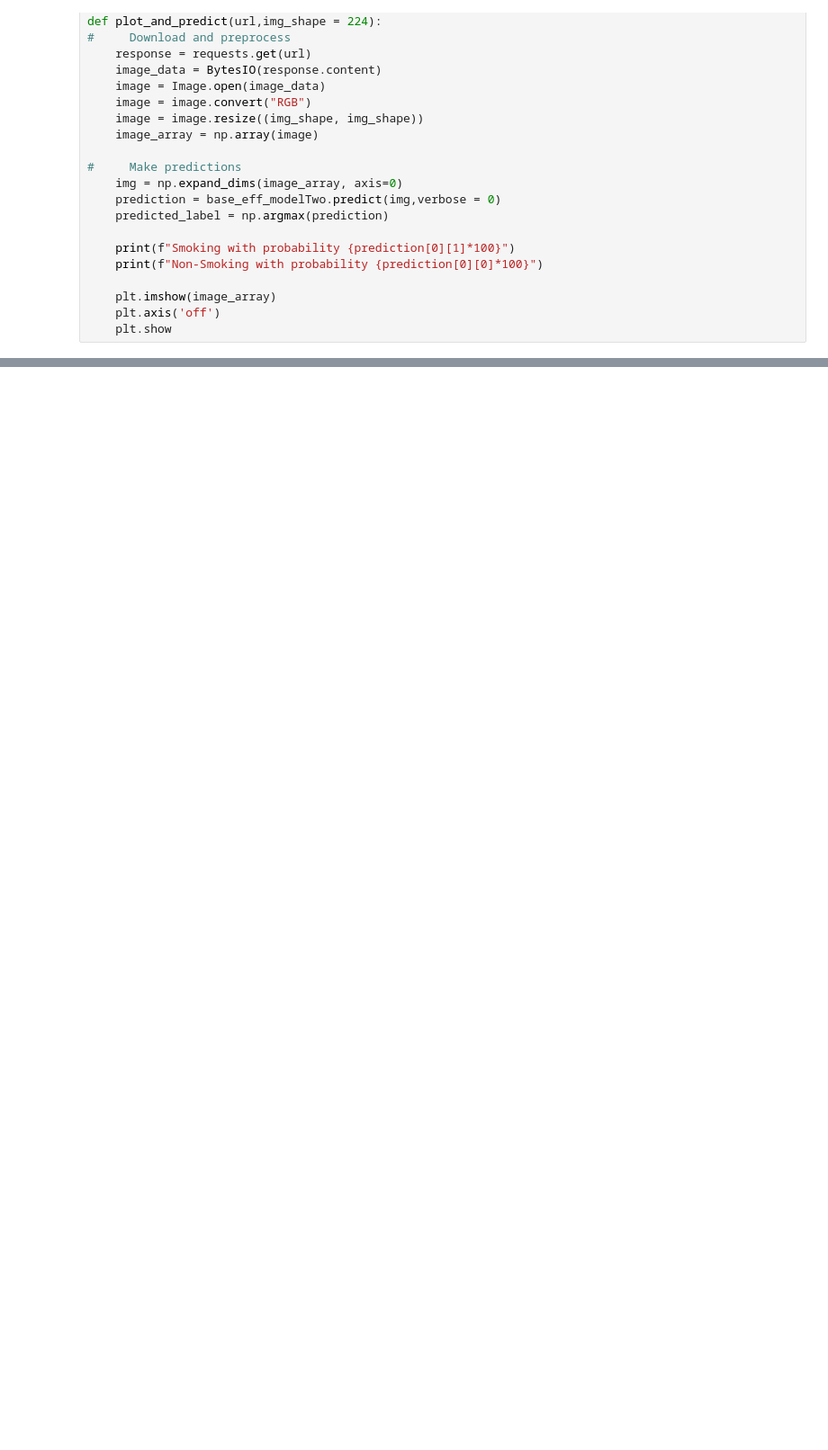
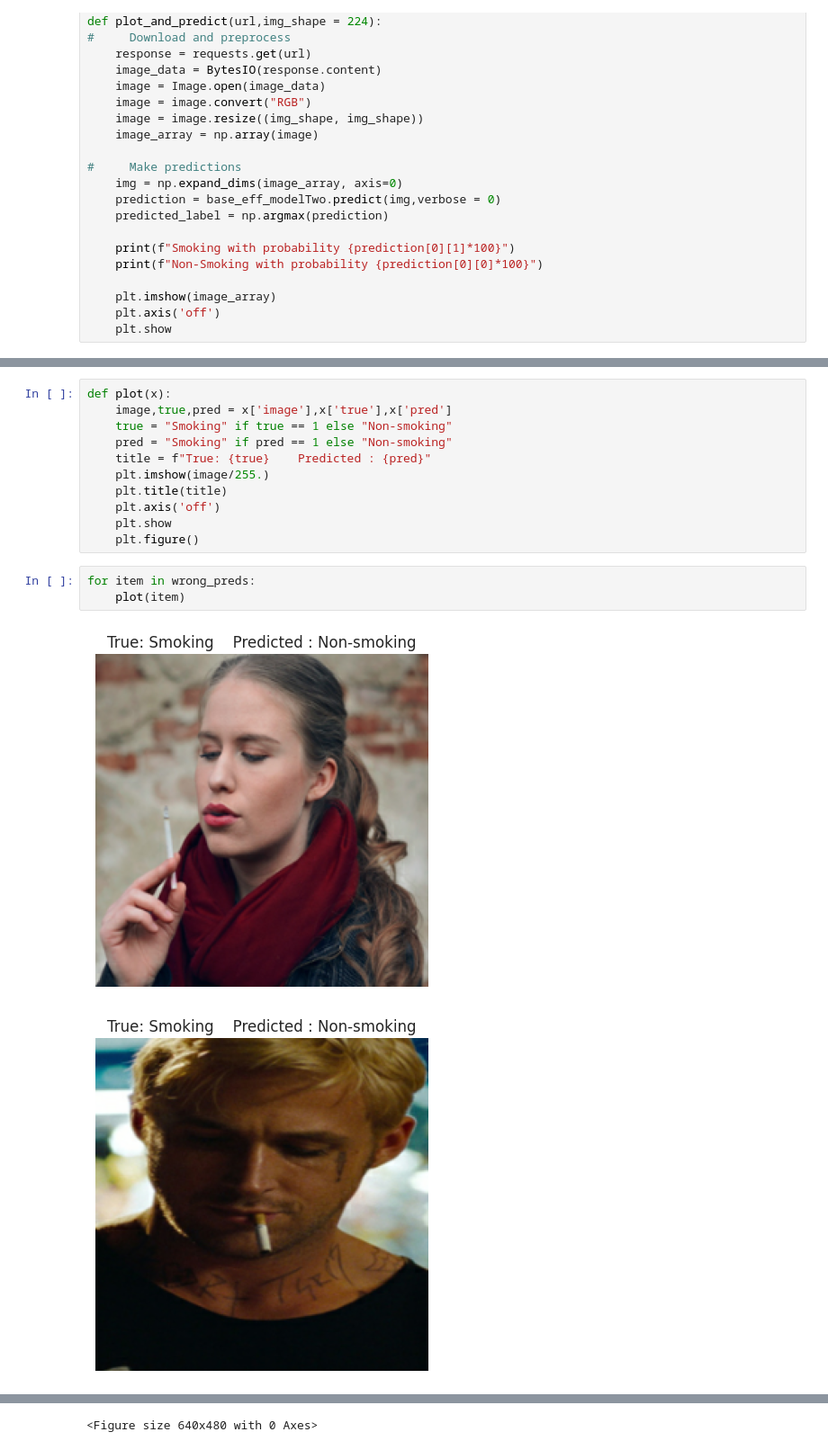
Before and after one commit to dibkb/tensorflow-udemy, a Jupyter notebook: dk-smoke-detection.ipynb, the cells around one changed output, grey strips where cells are left out. Shown at 90% size. Cells and saved outputs as stored; diff of their text form; blank space fills up the shorter version.

```diff
--- a/dk-smoke-detection.ipynb
+++ b/dk-smoke-detection.ipynb
@@ -577,0 +607,17 @@ Successfully installed packaging-23.2
+# %%
+def plot(x):
+    image,true,pred = x['image'],x['true'],x['pred']
+    true = "Smoking" if true == 1 else "Non-smoking"
+    pred = "Smoking" if pred == 1 else "Non-smoking"
+    title = f"True: {true}    Predicted : {pred}"
+    plt.imshow(image/255.)
+    plt.title(title)
+    plt.axis('off')
+    plt.show
+    plt.figure()
+# %%
+for item in wrong_preds:
+    plot(item)
+# %% [output]
+[figure, added]
+[figure, added]
@@ -577,0 +631 @@ Successfully installed packaging-23.2
+<Figure size 640x480 with 0 Axes>
```
Also changed, not shown: parts of 33 cells of this notebook.
